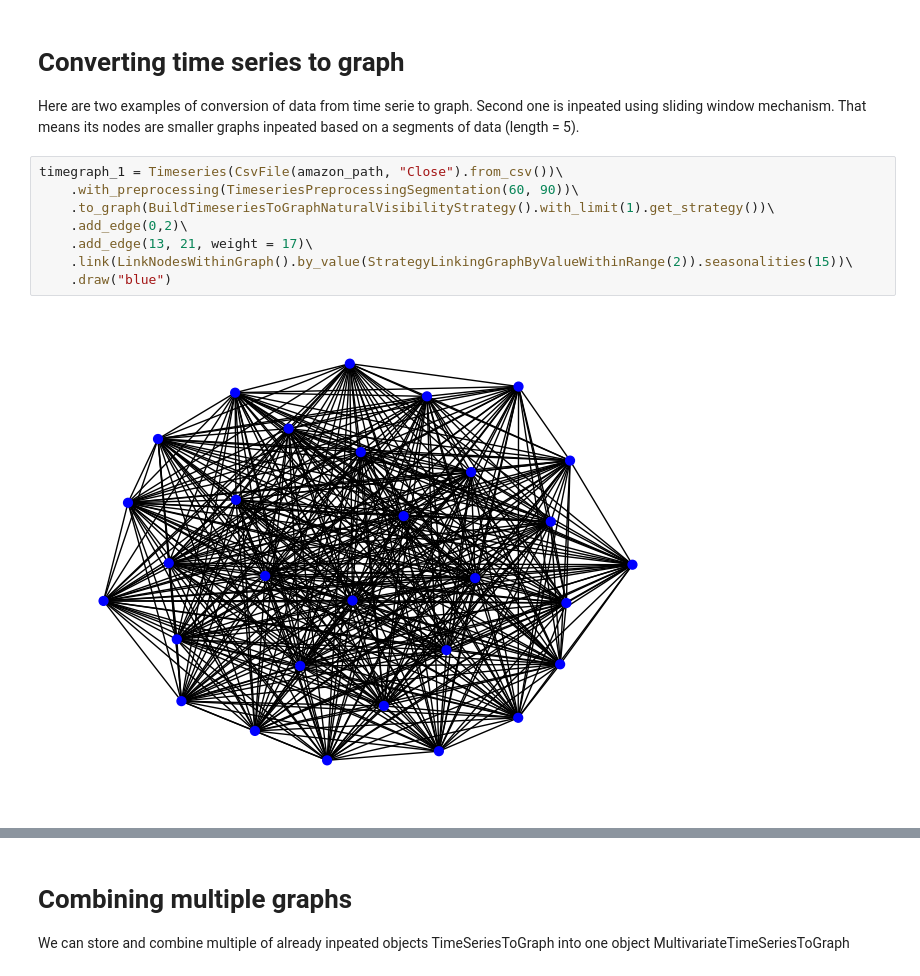
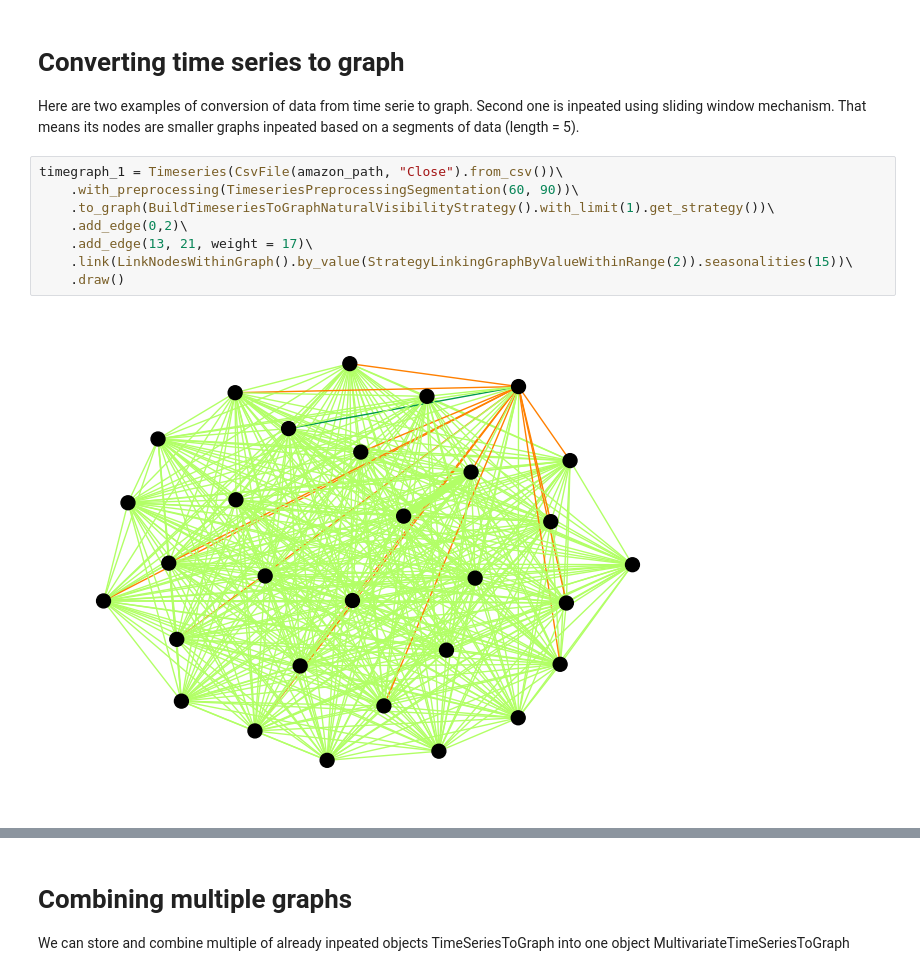
Before and after one commit to zangrcar/ts2g2, a Jupyter notebook: docs/tutorial/tutorial-ts2g2-compact.ipynb, the cells around one changed output, grey strips where cells are left out. Cells and saved outputs as stored; diff of their text form.

```diff
--- a/docs/tutorial/tutorial-ts2g2-compact.ipynb
+++ b/docs/tutorial/tutorial-ts2g2-compact.ipynb
@@ -26,13 +35,13 @@ Here are two examples of conversion of data from time serie to graph. Second one
 # %%
 timegraph_1 = Timeseries(CsvFile(amazon_path, "Close").from_csv())\
     .with_preprocessing(TimeseriesPreprocessingSegmentation(60, 90))\
     .to_graph(BuildTimeseriesToGraphNaturalVisibilityStrategy().with_limit(1).get_strategy())\
     .add_edge(0,2)\
     .add_edge(13, 21, weight = 17)\
     .link(LinkNodesWithinGraph().by_value(StrategyLinkingGraphByValueWithinRange(2)).seasonalities(15))\
-    .draw("blue")
+    .draw()
 # %% [output]
-[figure, old version]
+[figure, new version]
 # %%
 timegraph_2 = Timeseries(CsvFile(apple_path, "Close").from_csv())\
     .with_preprocessing(TimeseriesPreprocessingComposite()\
```
Also changed, not shown: parts of 15 cells of this notebook, 21 other files.
